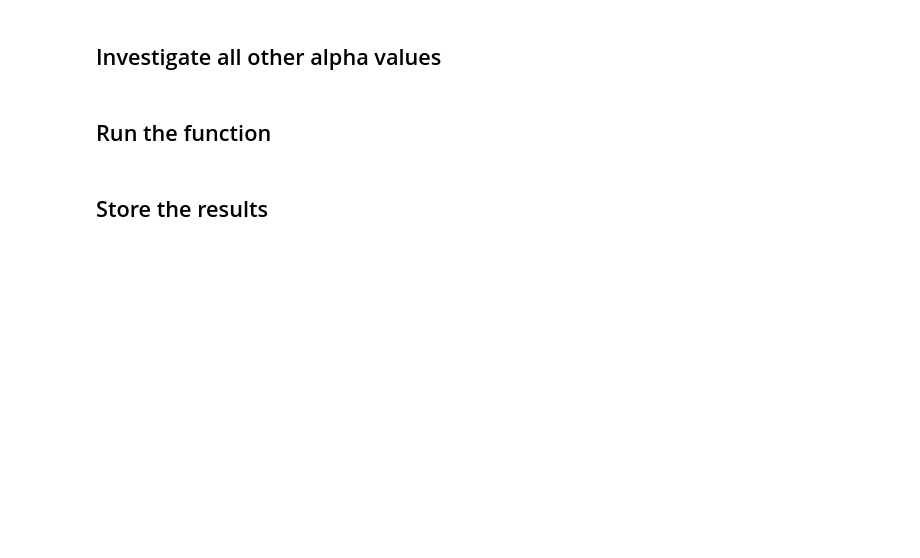
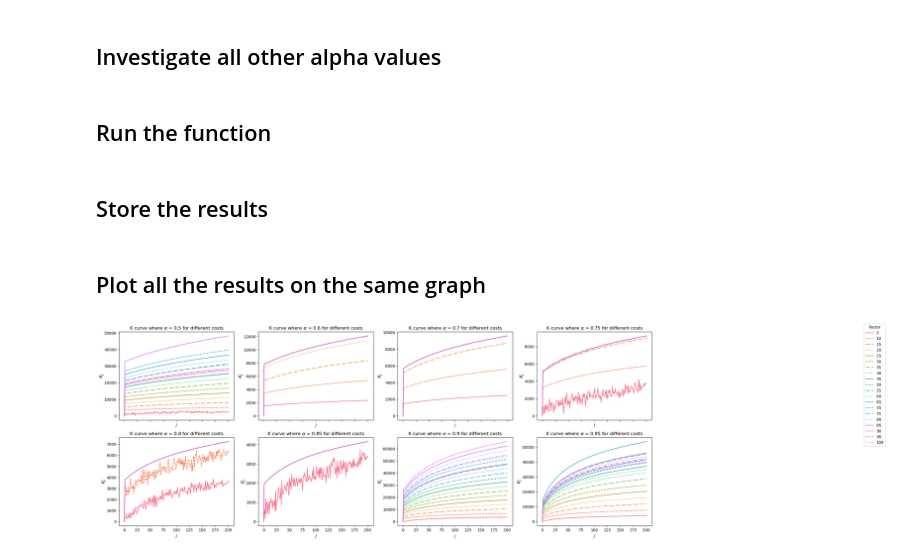
Before and after one commit to mahfuzahf/cherry-picking-reduction-functions, a Jupyter notebook: plots/higher_costs/higher_costs.ipynb, the cells around one changed output. Drawn from its saved outputs; the diff is of its cells as text; code cells hidden in the pictures; blank space fills up the shorter version.

Commit message:
created a master plot for all the kj's per alpha
Need to make legend fit

```diff
--- a/plots/higher_costs/higher_costs.ipynb
+++ b/plots/higher_costs/higher_costs.ipynb
@@ -131,3 +131,20 @@ results = test_all_alpha()
 
 # with open("higher_costs.pickle", "wb") as f:
 #     pickle.dump(results, f)
+# %% [markdown]
+## Plot all the results on the same graph
+# %%
+def plot_all_results(all_results):
+    # extra bits for plotting the graph
+    cost_factors = list(range(5, 101, 5))
+    legend_label = "Factor"
+    alphas = [0.5, 0.6, 0.7, 0.75, 0.8, 0.85, 0.9, 0.95]
+
+    plot_all(all_results, cost_factors, legend_label, alphas)
+# %%
+with open("higher_costs.pickle", "rb") as f:
+    results_dict = pickle.load(f)
+
+plot_all_results(results_dict)
+# %% [output]
+[figure, added]
```
Also changed, not shown: parts of 1 cell of this notebook, 1 other file.
